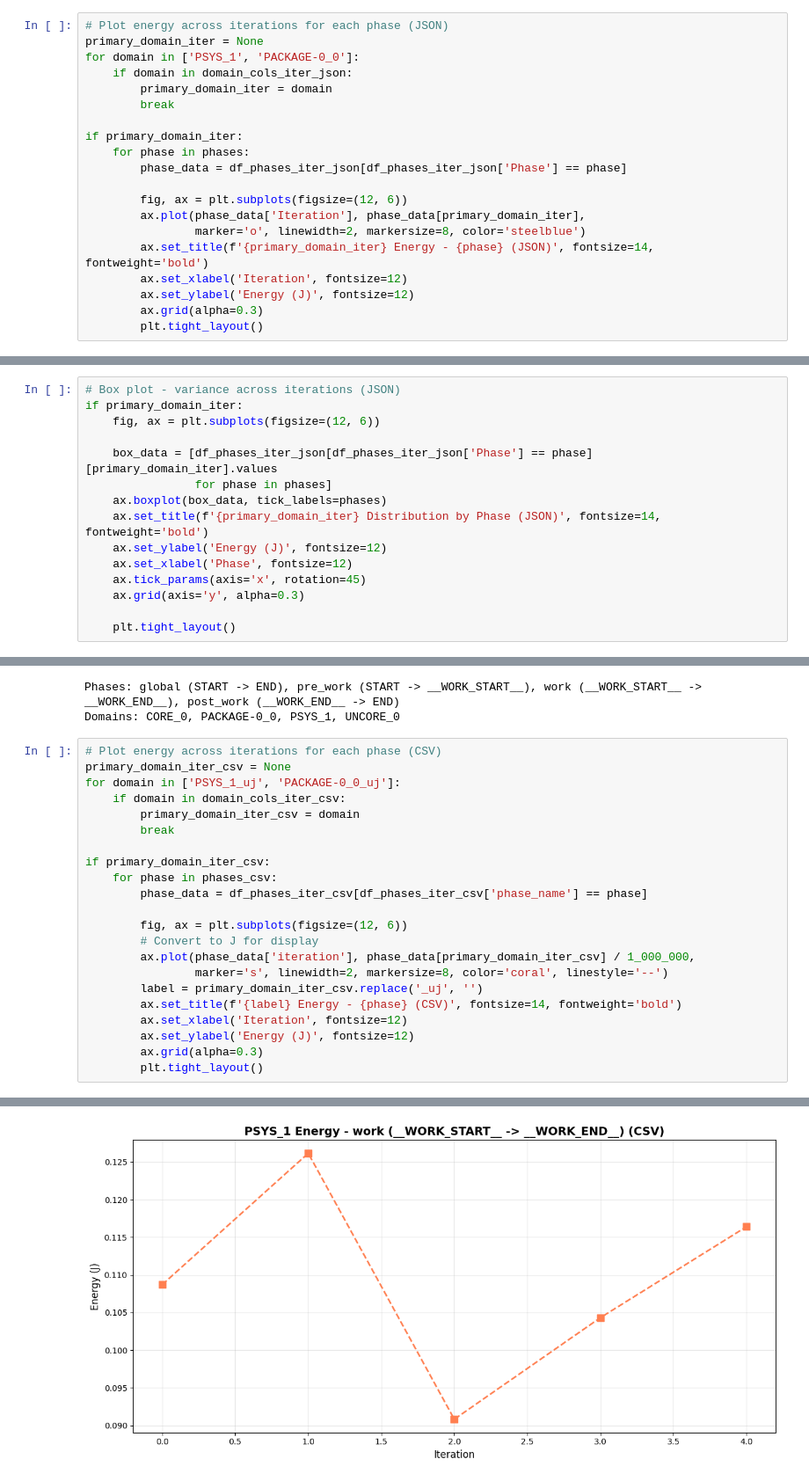
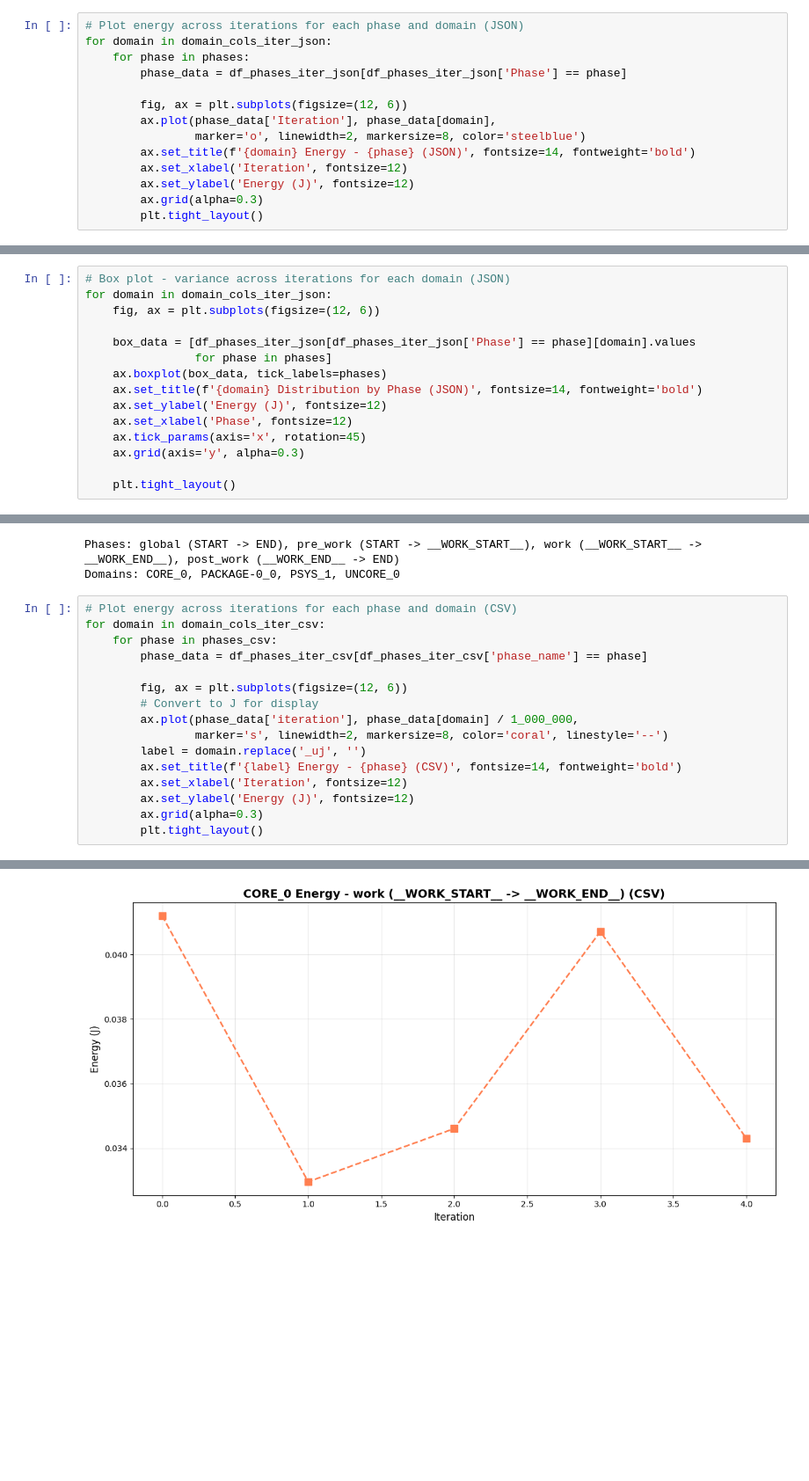
Before and after one commit to jwoirhaye/joule-profiler, a Jupyter notebook: notebooks/phases.ipynb, the cells around one changed output, grey strips where cells are left out. Shown at 88% size. Drawn from its saved outputs; the diff is of its cells as text; blank space fills up the shorter version.

```diff
--- a/notebooks/phases.ipynb
+++ b/notebooks/phases.ipynb
@@ -223,21 +216,15 @@ print(f"Domains: {', '.join(domain_cols_iter_json)}")
 Phases: global (START -> END), pre_work (START -> __WORK_START__), work (__WORK_START__ -> __WORK_END__), post_work (__WORK_END__ -> END)
 Domains: CORE_0, PACKAGE-0_0, PSYS_1, UNCORE_0
 # %%
-# Plot energy across iterations for each phase (JSON)
-primary_domain_iter = None
-for domain in ['PSYS_1', 'PACKAGE-0_0']:
-    if domain in domain_cols_iter_json:
-        primary_domain_iter = domain
-        break
-
-if primary_domain_iter:
+# Plot energy across iterations for each phase and domain (JSON)
+for domain in domain_cols_iter_json:
     for phase in phases:
         phase_data = df_phases_iter_json[df_phases_iter_json['Phase'] == phase]
 
         fig, ax = plt.subplots(figsize=(12, 6))
-        ax.plot(phase_data['Iteration'], phase_data[primary_domain_iter],
+        ax.plot(phase_data['Iteration'], phase_data[domain],
                 marker='o', linewidth=2, markersize=8, color='steelblue')
-        ax.set_title(f'{primary_domain_iter} Energy - {phase} (JSON)', fontsize=14, fontweight='bold')
+        ax.set_title(f'{domain} Energy - {phase} (JSON)', fontsize=14, fontweight='bold')
         ax.set_xlabel('Iteration', fontsize=12)
         ax.set_ylabel('Energy (J)', fontsize=12)
         ax.grid(alpha=0.3)
@@ -250,12 +246,12 @@ if primary_domain_iter:
 # %%
-# Box plot - variance across iterations (JSON)
-if primary_domain_iter:
+# Box plot - variance across iterations for each domain (JSON)
+for domain in domain_cols_iter_json:
     fig, ax = plt.subplots(figsize=(12, 6))
 
-    box_data = [df_phases_iter_json[df_phases_iter_json['Phase'] == phase][primary_domain_iter].values
+    box_data = [df_phases_iter_json[df_phases_iter_json['Phase'] == phase][domain].values
                 for phase in phases]
     ax.boxplot(box_data, tick_labels=phases)
-    ax.set_title(f'{primary_domain_iter} Distribution by Phase (JSON)', fontsize=14, fontweight='bold')
+    ax.set_title(f'{domain} Distribution by Phase (JSON)', fontsize=14, fontweight='bold')
     ax.set_ylabel('Energy (J)', fontsize=12)
     ax.set_xlabel('Phase', fontsize=12)
     ax.tick_params(axis='x', rotation=45)
@@ -295,22 +294,16 @@ print(f"Domains: {', '.join([col.replace('_uj', '') for col in domain_cols_iter_
 Phases: global (START -> END), pre_work (START -> __WORK_START__), work (__WORK_START__ -> __WORK_END__), post_work (__WORK_END__ -> END)
 Domains: CORE_0, PACKAGE-0_0, PSYS_1, UNCORE_0
 # %%
-# Plot energy across iterations for each phase (CSV)
-primary_domain_iter_csv = None
-for domain in ['PSYS_1_uj', 'PACKAGE-0_0_uj']:
-    if domain in domain_cols_iter_csv:
-        primary_domain_iter_csv = domain
-        break
-
-if primary_domain_iter_csv:
+# Plot energy across iterations for each phase and domain (CSV)
+for domain in domain_cols_iter_csv:
     for phase in phases_csv:
         phase_data = df_phases_iter_csv[df_phases_iter_csv['phase_name'] == phase]
 
         fig, ax = plt.subplots(figsize=(12, 6))
         # Convert to J for display
-        ax.plot(phase_data['iteration'], phase_data[primary_domain_iter_csv] / 1_000_000,
+        ax.plot(phase_data['iteration'], phase_data[domain] / 1_000_000,
                 marker='s', linewidth=2, markersize=8, color='coral', linestyle='--')
-        label = primary_domain_iter_csv.replace('_uj', '')
+        label = domain.replace('_uj', '')
         ax.set_title(f'{label} Energy - {phase} (CSV)', fontsize=14, fontweight='bold')
         ax.set_xlabel('Iteration', fontsize=12)
         ax.set_ylabel('Energy (J)', fontsize=12)
@@ -322 +315 @@ if primary_domain_iter_csv:
-[figure, old version]
+[figure, new version]
```
Also changed, not shown: parts of 9 cells of this notebook.
